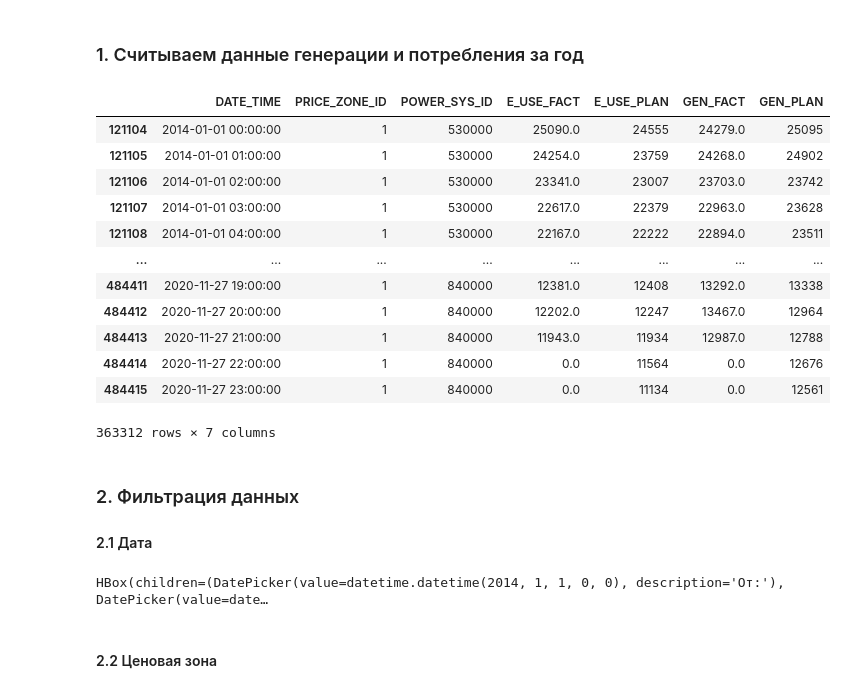
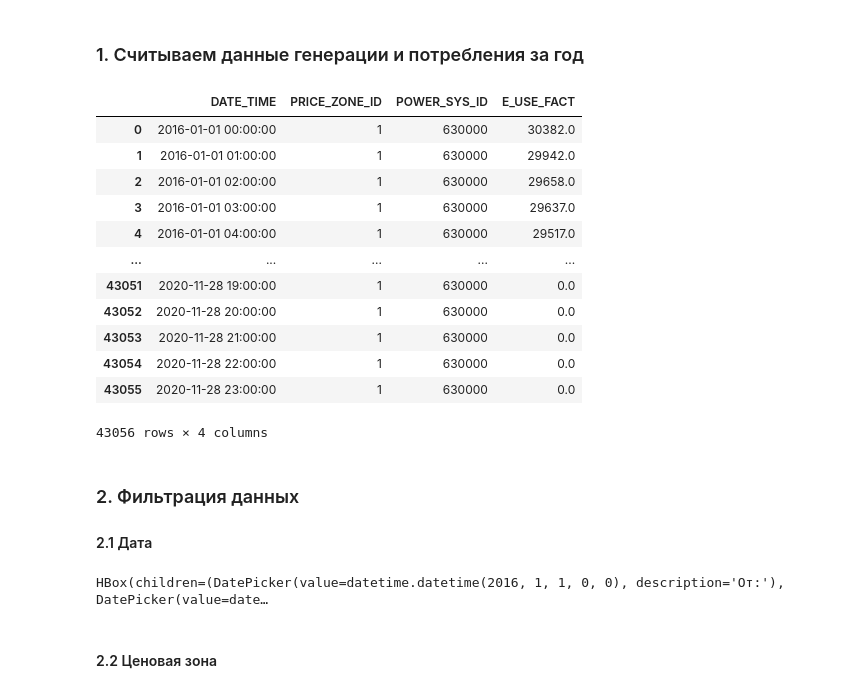
Before and after one commit to akhmetovcr/inn_btg_final, a Jupyter notebook: test_algorithm.ipynb, the cells around one changed output. Drawn from its saved outputs; the diff is of its cells as text; code cells hidden in the pictures.

```diff
--- a/test_algorithm.ipynb
+++ b/test_algorithm.ipynb
@@ -35,42 +35,42 @@ plt.rcParams['figure.figsize'] = (24, 8)
 # %%
 # Объединяем колонки INTERVAL иM_DATE
 def date_time_parser(d, t):
     date = dt.datetime.strptime(d, '%d.%m.%Y %H:%M:%S')
     try:
         hour = int(t)
     except ValueError:
         hour = 0
     finally:
         time = dt.time(hour)
     return dt.datetime.combine(date, time)
 
-df = pd.read_csv('data/2014_2020.csv',
-                 sep=';', parse_dates={'DATE_TIME':['M_DATE', "INTERVAL"]},
+df = pd.read_csv('data/Генерация и потребление_01.01.2016-28.11.2020.csv',
+                 sep=';', parse_dates={'DATE_TIME':['M_DATE', 'INTERVAL']},
                  date_parser=date_time_parser)
 # Удалим неопределенные? зоны
 df = df[df['POWER_SYS_ID'] != 0]
 df
 # %% [output]
-|  | DATE_TIME | PRICE_ZONE_ID | POWER_SYS_ID | E_USE_FACT | E_USE_PLAN | GEN_FACT | GEN_PLAN |
-| 121104 | 2014-01-01 00:00:00 | 1 | 530000 | 25090.0 | 24555 | 24279.0 | 25095 |
-| 121105 | 2014-01-01 01:00:00 | 1 | 530000 | 24254.0 | 23759 | 24268.0 | 24902 |
-| 121106 | 2014-01-01 02:00:00 | 1 | 530000 | 23341.0 | 23007 | 23703.0 | 23742 |
-| 121107 | 2014-01-01 03:00:00 | 1 | 530000 | 22617.0 | 22379 | 22963.0 | 23628 |
-| 121108 | 2014-01-01 04:00:00 | 1 | 530000 | 22167.0 | 22222 | 22894.0 | 23511 |
-| ... | ... | ... | ... | ... | ... | ... | ... |
-| 484411 | 2020-11-27 19:00:00 | 1 | 840000 | 12381.0 | 12408 | 13292.0 | 13338 |
-| 484412 | 2020-11-27 20:00:00 | 1 | 840000 | 12202.0 | 12247 | 13467.0 | 12964 |
-| 484413 | 2020-11-27 21:00:00 | 1 | 840000 | 11943.0 | 11934 | 12987.0 | 12788 |
-| 484414 | 2020-11-27 22:00:00 | 1 | 840000 | 0.0 | 11564 | 0.0 | 12676 |
-| 484415 | 2020-11-27 23:00:00 | 1 | 840000 | 0.0 | 11134 | 0.0 | 12561 |
+|  | DATE_TIME | PRICE_ZONE_ID | POWER_SYS_ID | E_USE_FACT |
+| 0 | 2016-01-01 00:00:00 | 1 | 630000 | 30382.0 |
+| 1 | 2016-01-01 01:00:00 | 1 | 630000 | 29942.0 |
+| 2 | 2016-01-01 02:00:00 | 1 | 630000 | 29658.0 |
+| 3 | 2016-01-01 03:00:00 | 1 | 630000 | 29637.0 |
+| 4 | 2016-01-01 04:00:00 | 1 | 630000 | 29517.0 |
+| ... | ... | ... | ... | ... |
+| 43051 | 2020-11-28 19:00:00 | 1 | 630000 | 0.0 |
+| 43052 | 2020-11-28 20:00:00 | 1 | 630000 | 0.0 |
+| 43053 | 2020-11-28 21:00:00 | 1 | 630000 | 0.0 |
+| 43054 | 2020-11-28 22:00:00 | 1 | 630000 | 0.0 |
+| 43055 | 2020-11-28 23:00:00 | 1 | 630000 | 0.0 |
-363312 rows × 7 columns
+43056 rows × 4 columns
 # %% [markdown]
 ### 2. Фильтрация данных
 #### 2.1 Дата
 # %%
 # Определяем от и до
-date_from = dt.datetime(2014, 1, 1, 0, 0)
-date_to = dt.datetime(2020, 11, 27, 0, 0)
+date_from = dt.datetime(2016, 1, 1, 0, 0)
+date_to = dt.datetime(2020, 11, 28, 0, 0)
 
 dpicker_from = DatePicker(
     description='От:',
@@ -97,7 +97,7 @@ dpicker_to.observe(on_to_button_clicked, names='value')
 
 HBox([dpicker_from, dpicker_to])
 # %% [output]
-HBox(children=(DatePicker(value=datetime.datetime(2014, 1, 1, 0, 0), description='От:'), DatePicker(value=date…
+HBox(children=(DatePicker(value=datetime.datetime(2016, 1, 1, 0, 0), description='От:'), DatePicker(value=date…
 # %% [markdown]
 #### 2.2 Ценовая зона
 # %%
```
Also changed, not shown: parts of 8 cells of this notebook, 6 other files.
